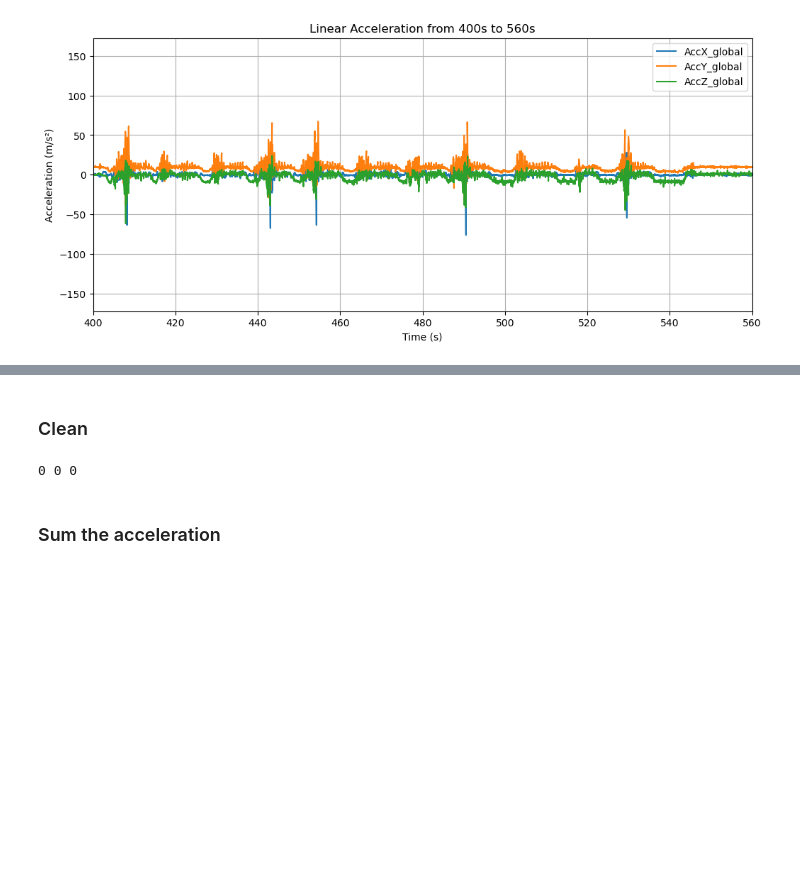
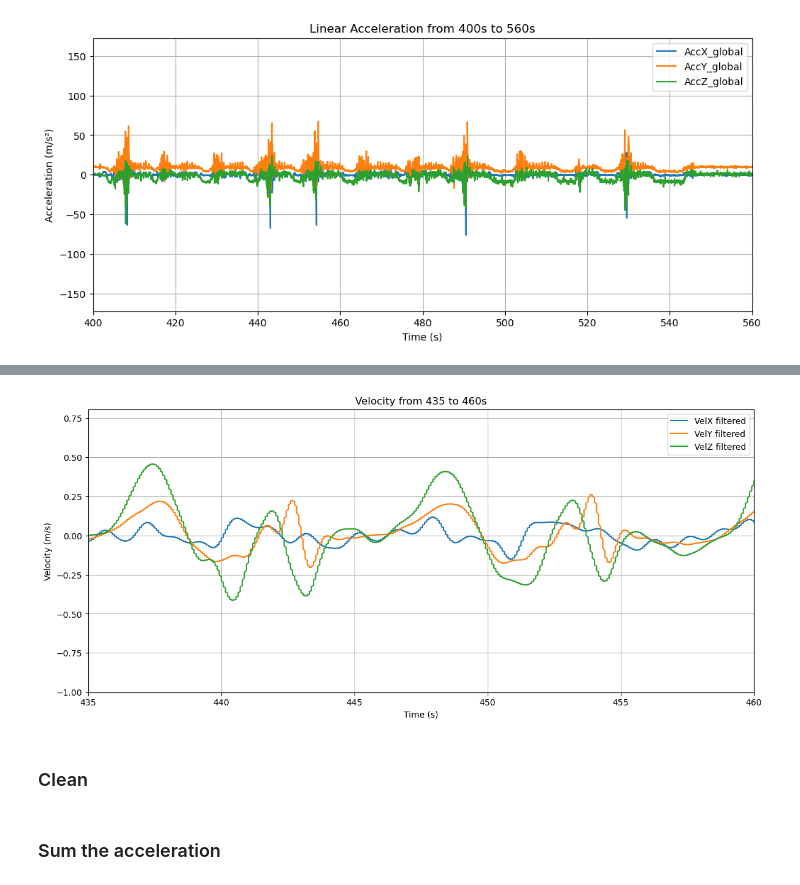
Before and after one commit to tdjohnson1987/ProJump, a Jupyter notebook: EDA.ipynb, the cells around one changed output, grey strips where cells are left out. Cells and saved outputs as stored; diff of their text form; code cells hidden in the pictures; blank space fills up the shorter version.

```diff
--- a/EDA.ipynb
+++ b/EDA.ipynb
@@ -481,9 +522,47 @@ plt.show()
+# %%
+from scipy import integrate
+
+def butter_highpass_filter(data, cutoff=0.1, fs=50, order=4):
+    nyq = 0.5 * fs
+    norm_cutoff = cutoff / nyq
+    b, a = butter(order, norm_cutoff, btype='high', analog=False)
+    return filtfilt(b, a, data)
+
+filtered_accX_ch = butter_highpass_filter(filtered_accX_ch, cutoff=0.1, fs=estimated_hz)
+filtered_accY_ch = butter_highpass_filter(filtered_accY_ch, cutoff=0.1, fs=estimated_hz)
+filtered_accZ_ch = butter_highpass_filter(filtered_accZ_ch, cutoff=0.1, fs=estimated_hz)
+# filtered_accX_wr = butter_highpass_filter(filtered_accX_wr, cutoff=0.1, fs=estimated_hz)
+# filtered_accY_wr = butter_highpass_filter(filtered_accY_wr, cutoff=0.1, fs=estimated_hz)
+# filtered_accZ_wr = butter_highpass_filter(filtered_accZ_wr, cutoff=0.1, fs=estimated_hz)
+
+# Example for velocity
+filtered_velX_ch = integrate.cumulative_trapezoid(filtered_accX_ch, dx=1/estimated_hz, initial=0)
+filtered_velY_ch = integrate.cumulative_trapezoid(filtered_accY_ch, dx=1/estimated_hz, initial=0)
+filtered_velZ_ch = integrate.cumulative_trapezoid(filtered_accZ_ch, dx=1/estimated_hz, initial=0)
+
+# filtered_velX_wr = integrate.cumulative_trapezoid(filtered_accX_wr, dx=1/estimated_hz)
+# filtered_velY_wr = integrate.cumulative_trapezoid(filtered_accY_wr, dx=1/estimated_hz)
+# filtered_velZ_wr = integrate.cumulative_trapezoid(filtered_accZ_wr, dx=1/estimated_hz)
+
+#Plot from 435s to 460s
+plt.figure(figsize=(14, 6))
+plt.plot(df_mad_jonatan_chest['time'], filtered_velX_ch, label='VelX filtered')
+plt.plot(df_mad_jonatan_chest['time'], filtered_velY_ch, label='VelY filtered')
+plt.plot(df_mad_jonatan_chest['time'], filtered_velZ_ch, label='VelZ filtered')
+plt.xlim(435, 460)  # Adjust x-axis limits to zoom in
+# plt.ylim(-500, 500)  # Adjust y-axis limits
+plt.title('Velocity from 435 to 460s')
+plt.xlabel('Time (s)')
+plt.ylabel('Velocity (m/s)')
+plt.legend()
+plt.grid(True)
+plt.show()
+# %% [output]
+[figure, added]
 # %% [markdown]
 ### Clean
 # %%
-print(np.isnan(df_mad_jonatan_chest['AccZ_chest_global']).sum(), np.isnan(df_mad_jonatan_chest['AccY_chest_global']).sum(), np.isnan(df_mad_jonatan_chest['AccX_chest_global']).sum())
+# print(np.isnan(df_mad_jonatan_chest['AccZ_chest_global']).sum(), np.isnan(df_mad_jonatan_chest['AccY_chest_global']).sum(), np.isnan(df_mad_jonatan_chest['AccX_chest_global']).sum())
-# %% [output]
-0 0 0
 # %%
 # # Drop rows with any NaN in AccX, AccY, or AccZ
 # # df_clean = df.dropna(subset=['AccX', 'AccY', 'AccZ'])
```
Also changed, not shown: parts of 21 cells of this notebook, 1 other file.
